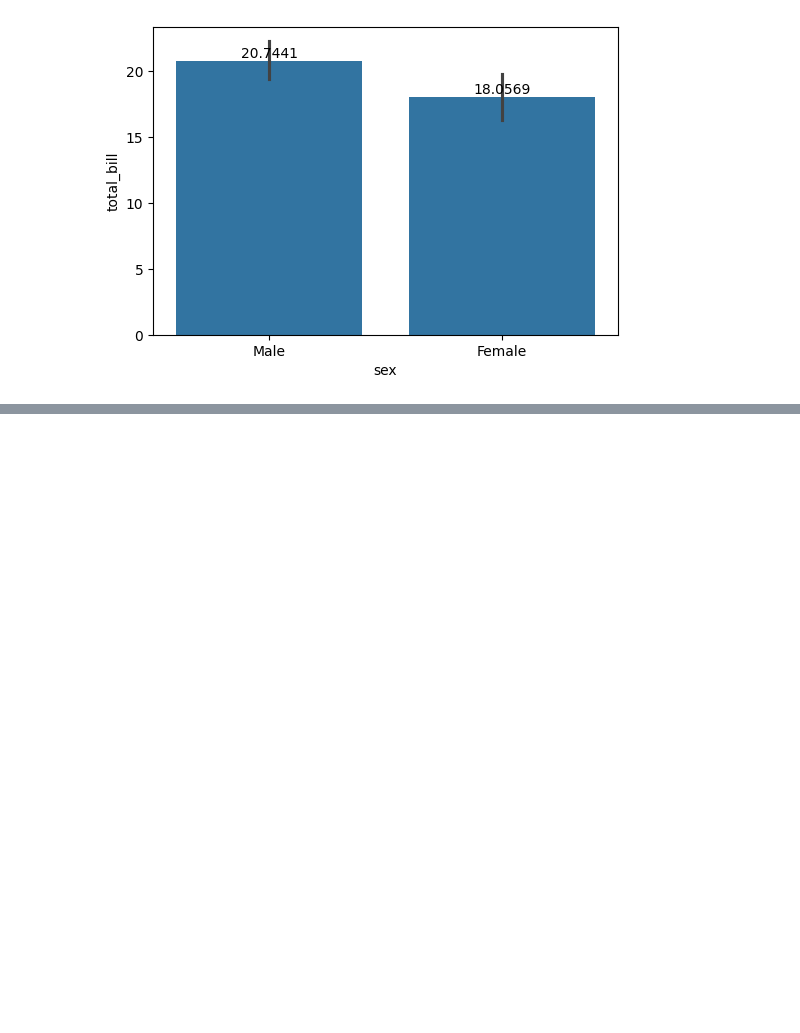
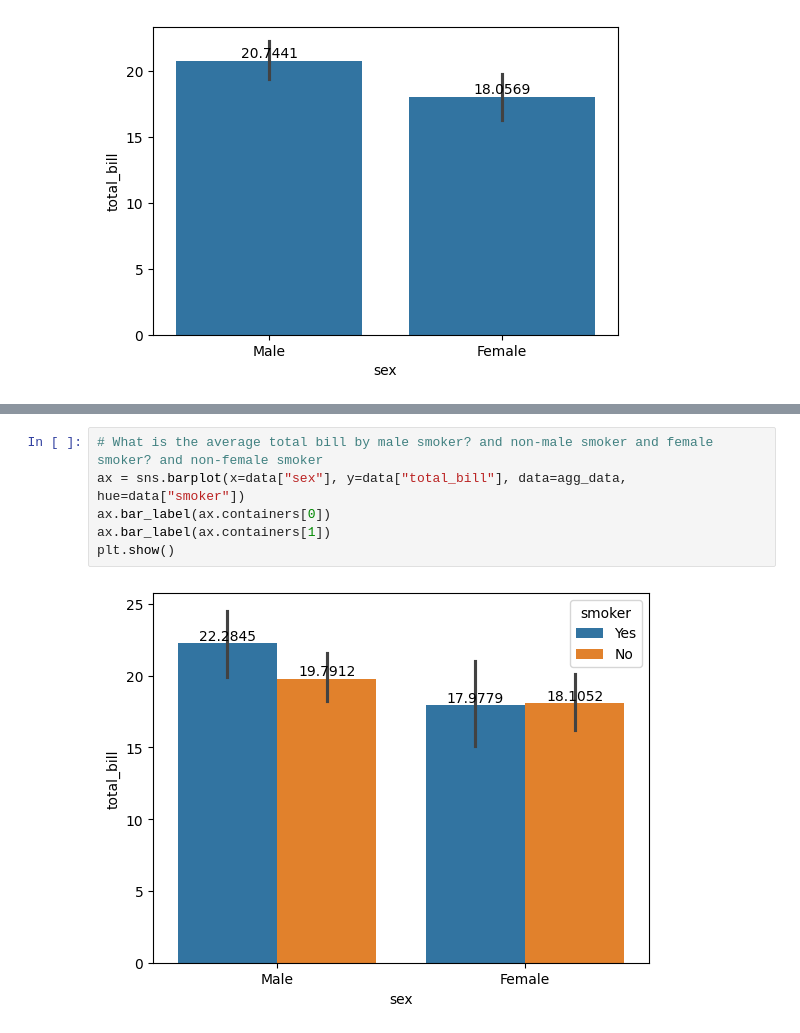
Before and after one commit to raghu9189/python-programming, a Jupyter notebook: seaborn-ops/practice-set-01.ipynb, the cells around one changed output, grey strips where cells are left out. Cells and saved outputs as stored; diff of their text form; blank space fills up the shorter version.

```diff
--- a/seaborn-ops/practice-set-01.ipynb
+++ b/seaborn-ops/practice-set-01.ipynb
@@ -25,0 +40,8 @@ plt.show()
+# %%
+# What is the average total bill by male smoker? and non-male smoker and female smoker? and non-female smoker
+ax = sns.barplot(x=data["sex"], y=data["total_bill"], data=agg_data, hue=data["smoker"])
+ax.bar_label(ax.containers[0])
+ax.bar_label(ax.containers[1])
+plt.show()
+# %% [output]
+[figure, added]
```
Also changed, not shown: parts of 4 cells of this notebook, 2 other files.
